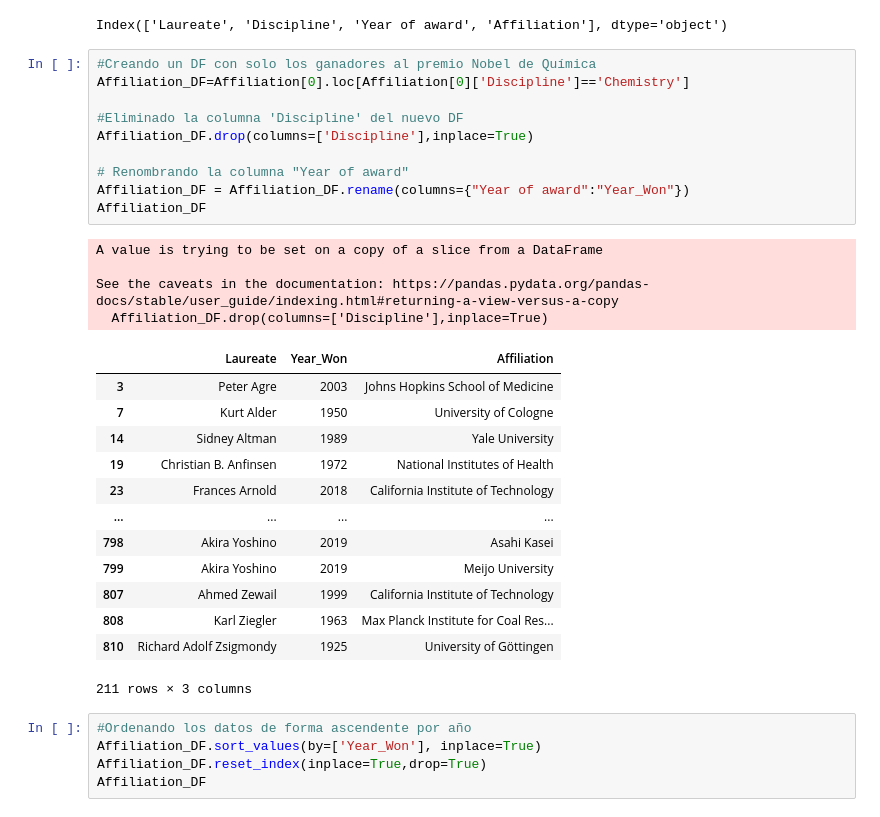
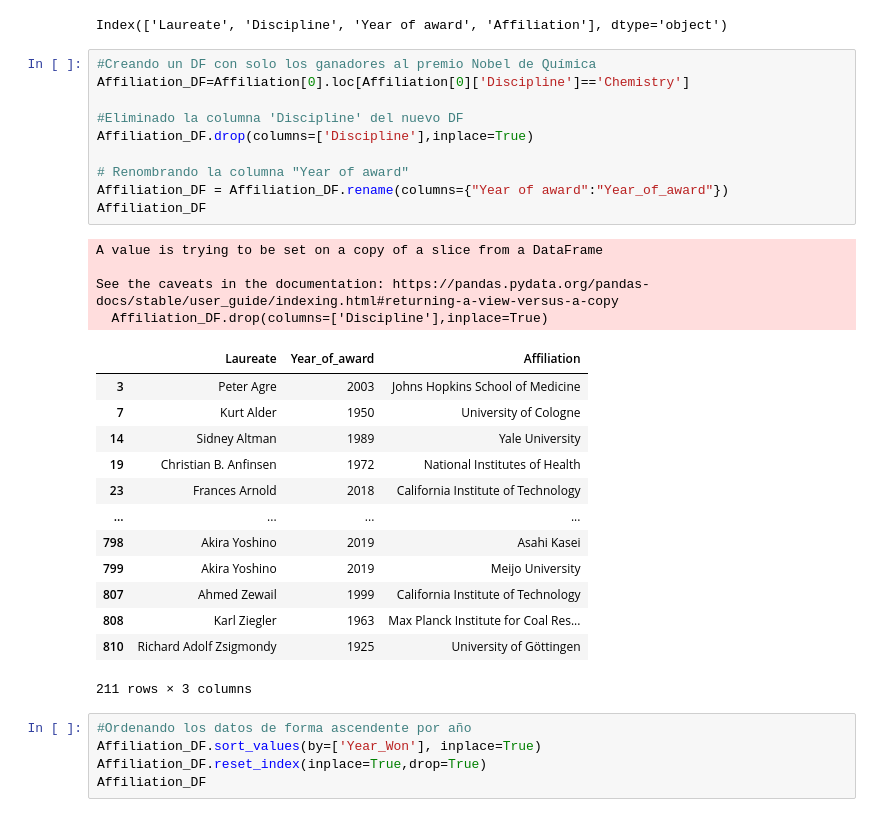
Before and after one commit to Ciencia-de-datos-espaciales-2023-2/Ejercicio_2, a Jupyter notebook: Ejercicio_2_Li.ipynb, the cells around one changed output. Cells and saved outputs as stored; diff of their text form.

```diff
--- a/Ejercicio_2_Li.ipynb
+++ b/Ejercicio_2_Li.ipynb
@@ -451,19 +509,19 @@ Index(['Laureate', 'Discipline', 'Year of award', 'Affiliation'], dtype='object'
 # %%
 #Creando un DF con solo los ganadores al premio Nobel de Química
 Affiliation_DF=Affiliation[0].loc[Affiliation[0]['Discipline']=='Chemistry']
 
 #Eliminado la columna 'Discipline' del nuevo DF
 Affiliation_DF.drop(columns=['Discipline'],inplace=True)
 
 # Renombrando la columna "Year of award"
-Affiliation_DF = Affiliation_DF.rename(columns={"Year of award":"Year_Won"})
+Affiliation_DF = Affiliation_DF.rename(columns={"Year of award":"Year_of_award"})
 Affiliation_DF
 # %% [output]
 A value is trying to be set on a copy of a slice from a DataFrame
 
 See the caveats in the documentation: https://pandas.pydata.org/pandas-docs/stable/user_guide/indexing.html#returning-a-view-versus-a-copy
   Affiliation_DF.drop(columns=['Discipline'],inplace=True)
-|  | Laureate | Year_Won | Affiliation |
+|  | Laureate | Year_of_award | Affiliation |
 | 3 | Peter Agre | 2003 | Johns Hopkins School of Medicine |
 | 7 | Kurt Alder | 1950 | University of Cologne |
 | 14 | Sidney Altman | 1989 | Yale University |
```
Also changed, not shown: parts of 20 cells of this notebook.
